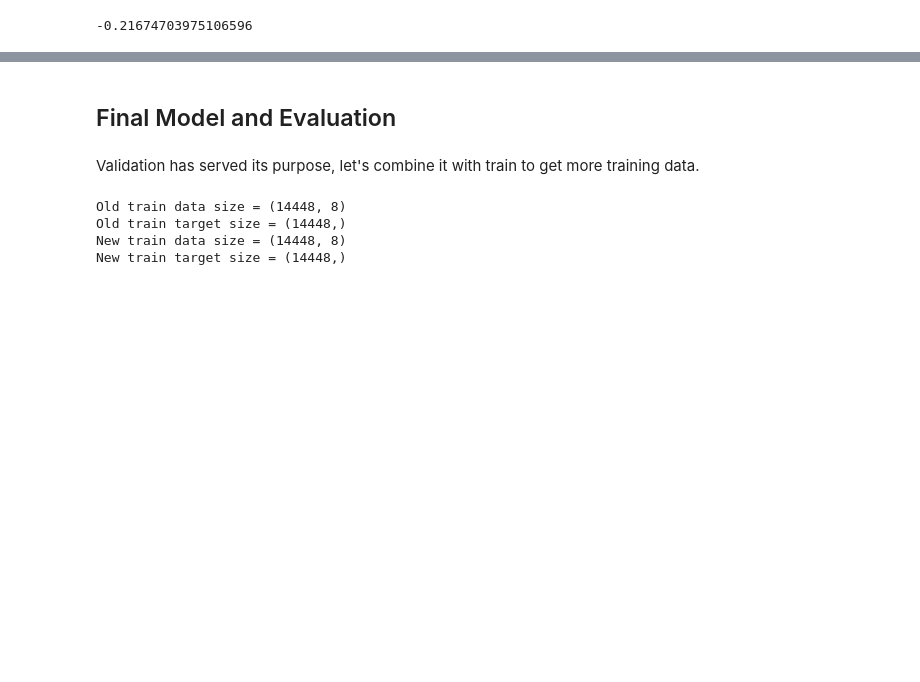
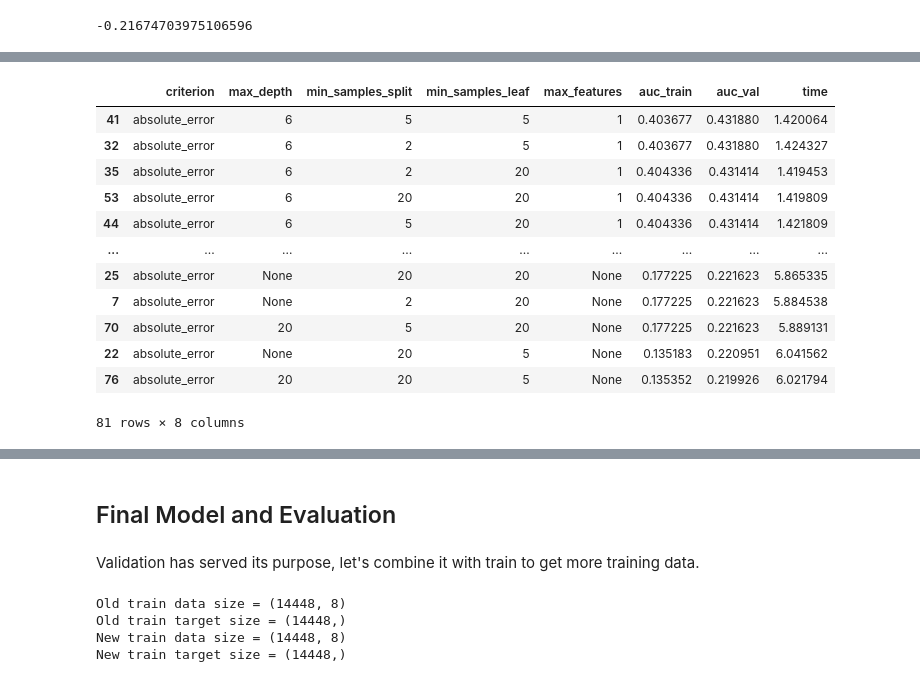
Before and after one commit to gor2000/MACHINE_LEARNING_II, a Jupyter notebook: Session 7/decision_tree_regression_EX.ipynb, the cells around one changed output, grey strips where cells are left out. Saved outputs shown, nothing was run; the diff lists cells and outputs as text; code cells hidden in the pictures; blank space fills up the shorter version.

```diff
--- a/Session 7/decision_tree_regression_EX.ipynb
+++ b/Session 7/decision_tree_regression_EX.ipynb
@@ -64,10 +64,15 @@ from sklearn.tree import DecisionTreeRegressor as model_constructor
 from sklearn.metrics import mean_absolute_percentage_error as metric
 # %%
 criterion_values = ['absolute_error']
-max_depth_values = [None, 6, 20]
-min_samples_split_values = [2, 5, 20]
-min_samples_leaf_values = [1, 5, 20]
-max_features_values = [None, 1, 2]
+# max_depth_values = [None, 6, 20]
+# min_samples_split_values = [2, 5, 20]
+# min_samples_leaf_values = [1, 5, 20]
+# max_features_values = [None, 1, 2]
+
+max_depth_values = [None, 6, 10, 15, 20, 30]
+min_samples_split_values = [2, 5, 10, 20, 30]
+min_samples_leaf_values = [1, 2, 5, 10, 20]
+max_features_values = [None, 1, 2, 'sqrt', 'log2']
 
 params_grid = {  'criterion': criterion_values,
                  'max_depth': max_depth_values,
@@ -129,0 +232,17 @@ best_hyperparameters
+# %%
+grid_results = grid_results.sort_values(by = ['auc_val', 'auc_train', 'time'], ascending = [False, False, True])
+grid_results
+# %% [output]
+|  | criterion | max_depth | min_samples_split | min_samples_leaf | max_features | auc_train | auc_val | time |
+| 41 | absolute_error | 6 | 5 | 5 | 1 | 0.403677 | 0.431880 | 1.420064 |
+| 32 | absolute_error | 6 | 2 | 5 | 1 | 0.403677 | 0.431880 | 1.424327 |
+| 35 | absolute_error | 6 | 2 | 20 | 1 | 0.404336 | 0.431414 | 1.419453 |
+| 53 | absolute_error | 6 | 20 | 20 | 1 | 0.404336 | 0.431414 | 1.419809 |
+| 44 | absolute_error | 6 | 5 | 20 | 1 | 0.404336 | 0.431414 | 1.421809 |
+| ... | ... | ... | ... | ... | ... | ... | ... | ... |
+| 25 | absolute_error | None | 20 | 20 | None | 0.177225 | 0.221623 | 5.865335 |
+| 7 | absolute_error | None | 2 | 20 | None | 0.177225 | 0.221623 | 5.884538 |
+| 70 | absolute_error | 20 | 5 | 20 | None | 0.177225 | 0.221623 | 5.889131 |
+| 22 | absolute_error | None | 20 | 5 | None | 0.135183 | 0.220951 | 6.041562 |
+| 76 | absolute_error | 20 | 20 | 5 | None | 0.135352 | 0.219926 | 6.021794 |
+81 rows × 8 columns
```
Also changed, not shown: parts of 5 cells of this notebook, 4 other files.
